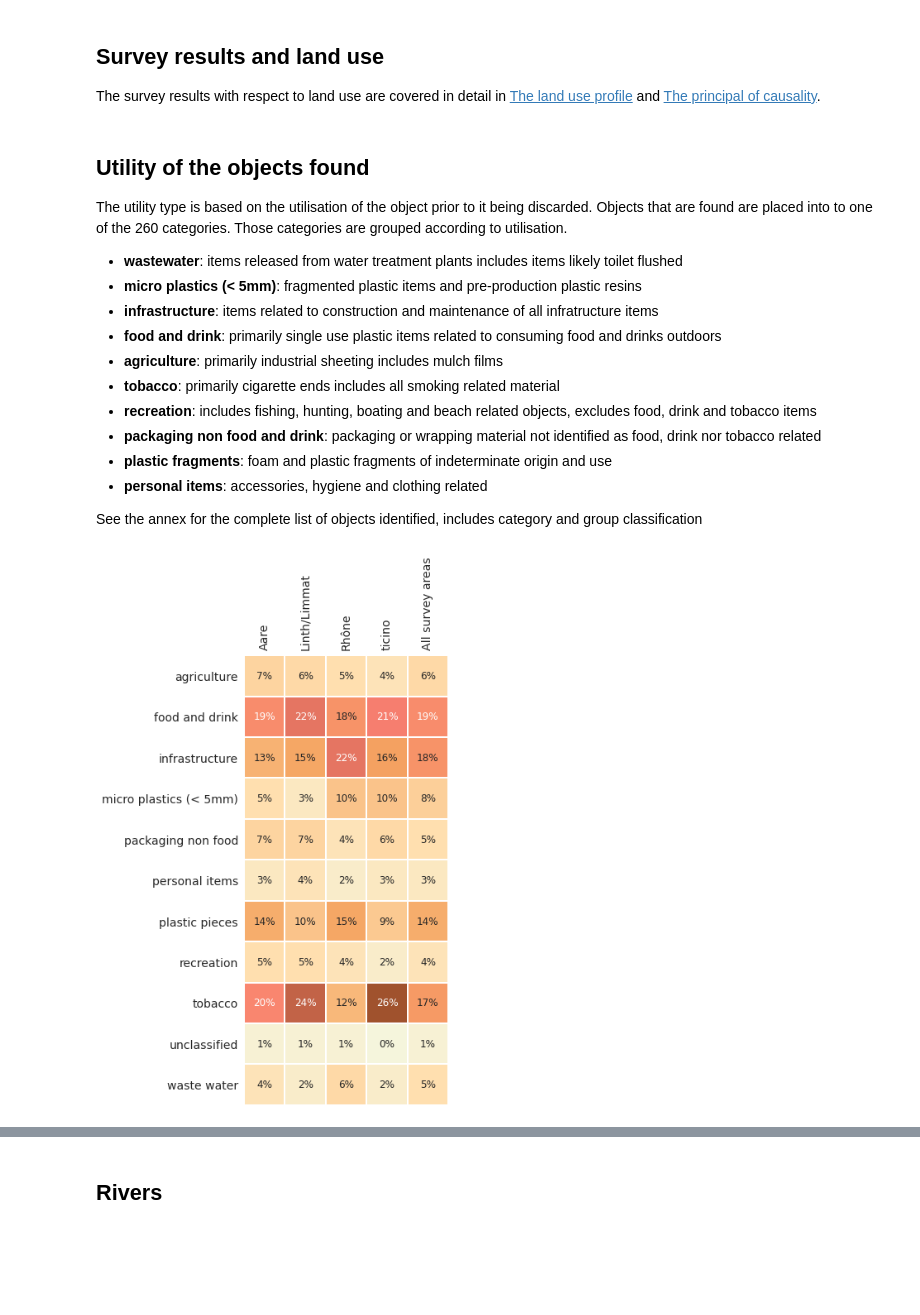
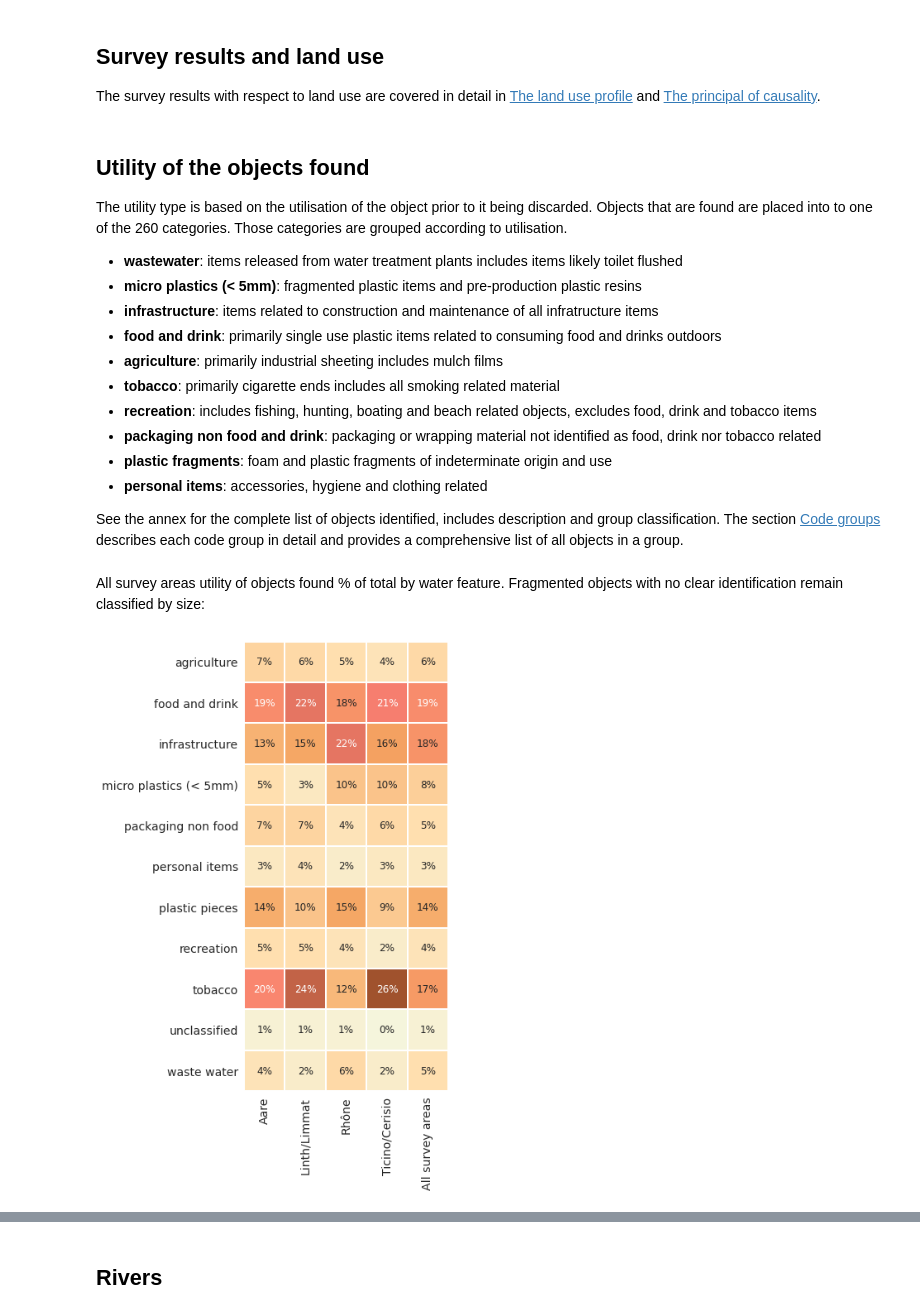
Before and after one commit to hammerdirt-analyst/IQAASL-End-0f-Sampling-2021, a Jupyter notebook: eos_asa.ipynb, the cells around one changed output, grey strips where cells are left out. Drawn from its saved outputs; the diff is of its cells as text; code cells hidden in the pictures; blank space fills up the shorter version.

Commit message:
added inventory to all surveys

```diff
--- a/eos_asa.ipynb
+++ b/eos_asa.ipynb
@@ -816,7 +816,15 @@ The utility type is based on the utilisation of the object prior to it being dis
 *  **plastic fragments**: foam and plastic fragments of indeterminate origin and use
 *  **personal items**: accessories, hygiene and clothing related
 
-See the annex for the complete list of objects identified, includes category and group classification
+See the annex for the complete list of objects identified, includes description and group classification. The section [Code groups](codegroups) describes each code group in detail and provides a comprehensive list of all objects in a group.
+# %%
+cg_poft = F"""
+{top_name[0]} utility of objects found % of total by water feature. Fragmented objects with no clear identification remain classified by size:
+"""
+md(cg_poft)
+# %% [output]
+
+All survey areas utility of objects found % of total by water feature. Fragmented objects with no clear identification remain classified by size:
 # %%
 # code groups aggregated by survey for each survey area
 cg_t = fd.groupby([this_level,'loc_date', 'groupname'], as_index=False).agg(agg_pcs_quantity)
@@ -847,34 +855,34 @@ sa_cg = fd.groupby([this_level, 'loc_date','groupname'], as_index=False).agg(agg
 
 # the median value is always calculated from the survey result:
 sa_cg = fd.groupby([this_level, 'groupname'], as_index=False).agg(agg_pcs_quantity)
 
 # aggregate all data
 fd_cg = sa_cg.groupby('groupname', as_index=False).agg(agg_pcs_quantity)
 
 # add percent of total column
 fd_cg['pt'] = (fd_cg.quantity/fd_cg.quantity.sum()).round(2)
 
 # set the index
 fd_cg.set_index('groupname', inplace=True)
 
 # name survey area column
 fd_cg[top_name[0]] = fd_cg['pt']
 
 data = pd.concat([data_table, fd_cg[top_name[0]]], axis=1)
-data.rename(columns={x:comp_labels[x] for x in data.columns[:-2]}, inplace=True)
+data.rename(columns={x:comp_labels[x] for x in data.columns[:-1]}, inplace=True)
 
 fig, ax = plt.subplots(figsize=(10,10))
 
 axone = ax
 sns.heatmap(data , ax=axone, cmap=cmap2, annot=True, annot_kws={"fontsize":12}, cbar=False, fmt='.0%', linewidth=.1, square=True, linecolor='white')
 
 axone.set_ylabel("")
-axone.tick_params(labelsize=14, which='both', axis='both', labeltop=True, labelbottom=False)
+axone.tick_params(labelsize=14, which='both', axis='both', labeltop=False, labelbottom=True)
 
 plt.setp(axone.get_xticklabels(), rotation=90, fontsize=14)
 plt.setp(axone.get_yticklabels(), rotation=0, fontsize=14)
 
 plt.show()
 # %% [output]
-[figure, old version]
+[figure, new version]
 # %%
```
Also changed, not shown: parts of 7 cells of this notebook.
